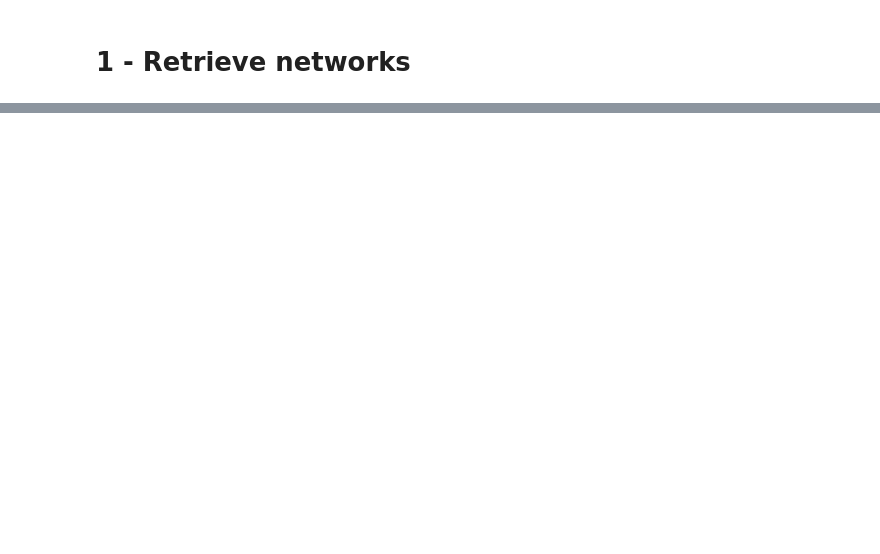
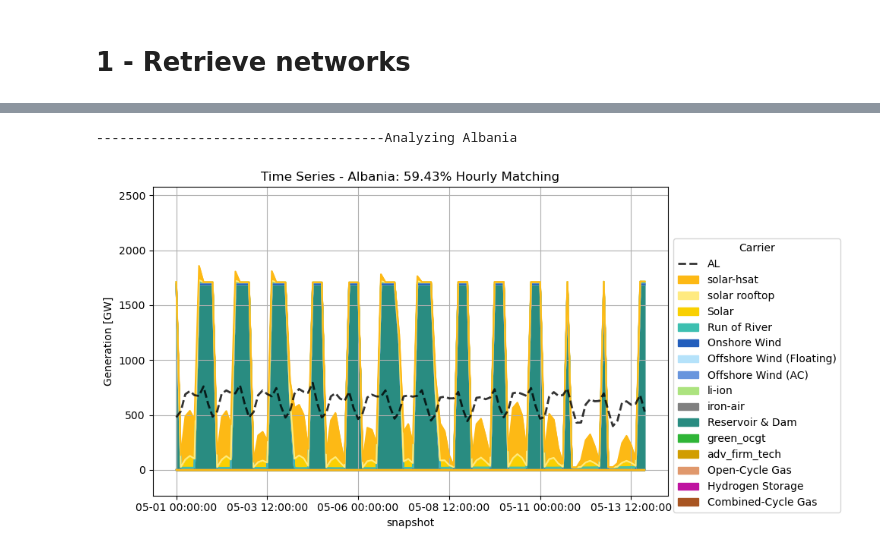
Before and after one commit to open-energy-transition/google-go, a Jupyter notebook: notebooks/plot_time_series.ipynb, the cells around one changed output, grey strips where cells are left out. Saved outputs shown, nothing was run; the diff lists cells and outputs as text; code cells hidden in the pictures; blank space fills up the shorter version.

```diff
--- a/notebooks/plot_time_series.ipynb
+++ b/notebooks/plot_time_series.ipynb
@@ -223,0 +242,79 @@ for country in sorted(countries):
+# %%
+elec_demand = [
+    "electricity",
+    "land transport EV",
+    "industry electricity",
+    "agriculture electricity",
+    "agriculture machinery electric",
+]
+
+# Get statistics
+df, _ = get_stats_all(
+    df_networks["network"],
+    "energy_balance",
+    groupby=["country","bus_carrier","carrier"],
+    aggregate_time=False
+)
+
+df_load_all, _ = get_stats_all(
+    df_networks["network"],
+    "energy_balance",
+    groupby=["country"],
+    components=["Load"],
+    carrier=elec_demand,
+    aggregate_time=False
+)
+
+# Get sorted list of countries excluding empty strings
+countries = sorted(set(df_networks.iloc[0, 0].buses.country.unique()) - {""})
+
+fig_base_path = "figures/time_series/country"
+
+for country in countries:
+    cc_name = cc.convert(country, to="short_name")
+
+    if save_fig:
+        country_fig_path = os.path.join(fig_base_path, cc_name)
+        os.makedirs(country_fig_path, exist_ok=True)
+
+    print(f"-------------------------------------Analyzing {cc_name}")
+
+    for year, scenario in df_networks.index:
+        if scenario == "baseline":
+            continue
+
+        title_fig = f"Time Series - {scenario} - {cc_name}"
+
+        # Filter df for country and relevant bus_carrier/carrier
+        df_balance = df[(year, scenario)]
+        df_balance = df_balance.xs(country, level="country")
+        df_balance = df_balance[
+            df_balance.index.get_level_values("bus_carrier").isin(["AC", "low voltage"])
+            & ~df_balance.index.get_level_values("carrier").isin([
+                "AC", "DC", "electricity", "low voltage",
+                "electricity distribution grid", "BEV charger",
+                "home battery charger", "home battery discharger"
+            ])
+        ]
+
+        # Aggregate by carrier
+        df_country = df_balance.groupby("carrier").sum()
+        df_country = df_country.rename(index=grouping_storage).groupby("carrier").sum()
+
+        # Get country load
+        df_load = -df_load_all[(year, scenario)].groupby("country").sum().loc[country]
+
+        # Generate figure
+        fig = get_time_series(
+            m,
+            df_country,
+            df_load,
+            date_time,
+            title=f"Time Series - {cc_name}"
+        )
+
+        if save_fig:
+            fig.savefig(os.path.join(country_fig_path, f"{title_fig}.png"), dpi=300, bbox_inches="tight")
+# %% [output]
+-------------------------------------Analyzing Albania
+[figure, added]
```
Also changed, not shown: parts of 5 cells of this notebook, 2 other files.
